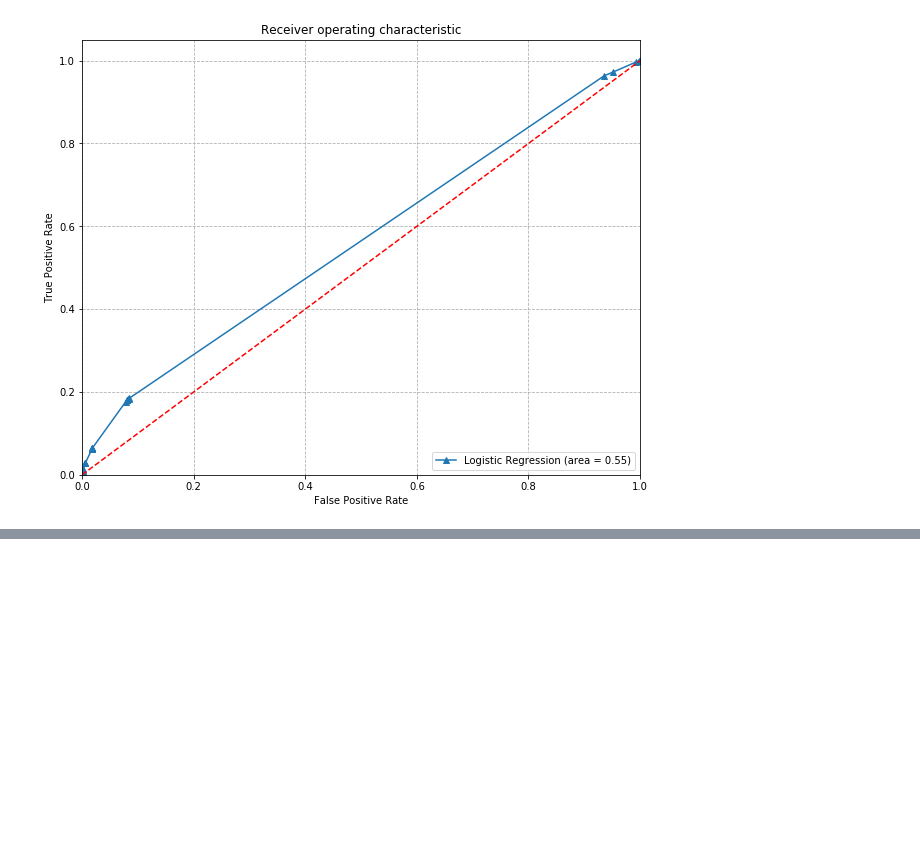
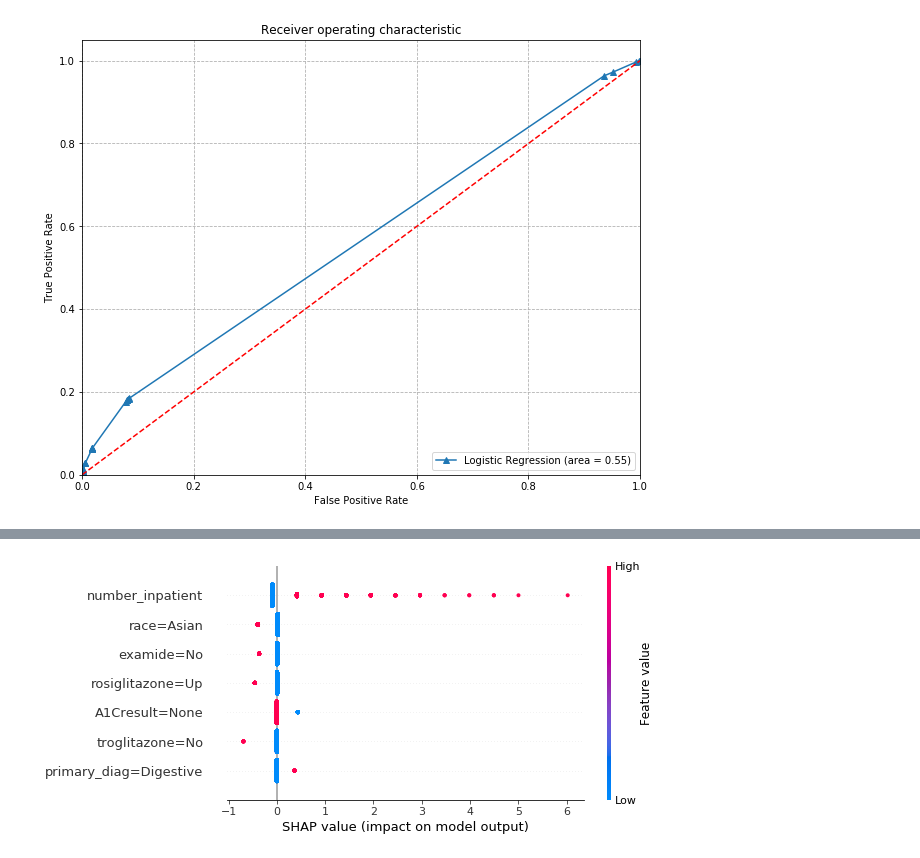
Before and after one commit to capac/kaggle-notebooks, a Jupyter notebook: diabetes-in-130-US-hospitals/3-checking-algorithms-2nd-nb.ipynb, the cells around one changed output, grey strips where cells are left out. Saved outputs shown, nothing was run; the diff lists cells and outputs as text; code cells hidden in the pictures; blank space fills up the shorter version.

Commit message:
Preliminary SHAP (SHapley Additive exPlanations) analysis

```diff
--- a/diabetes-in-130-US-hospitals/3-checking-algorithms-2nd-nb.ipynb
+++ b/diabetes-in-130-US-hospitals/3-checking-algorithms-2nd-nb.ipynb
@@ -234,7 +234,8 @@ X_test: (13726, 7)
 y_train: (54903,)
 y_test: (13726,)
 # %%
-clf = LogisticRegression(solver='newton-cg').fit(X_train, y_train)
+clf = LogisticRegression(solver='newton-cg')
+clf.fit(X_train, y_train)
 y_pred = clf.predict(X_test)
 print(f'Accuracy of logistic regression classifier on test set: {clf.score(X_test, y_test):.3f}')
 # %% [output]
@@ -303,0 +312,4 @@ plt.grid(True, linestyle='--');
+# %%
+explainer = shap.LinearExplainer(clf, X_train, feature_dependence="independent")
+shap_values = explainer.shap_values(X_test.head(1).values)
+shap.force_plot(explainer.expected_value, shap_values, X_test.head(1).values, feature_names=X_test.columns)
@@ -303,0 +318,5 @@ plt.grid(True, linestyle='--');
+# %%
+shap_values = explainer.shap_values(X_test.values)
+spplot = shap.summary_plot(shap_values, X_test.values, feature_names=X_test.columns)
+# %% [output]
+[figure, added]
```
Also changed, not shown: parts of 9 cells of this notebook.
